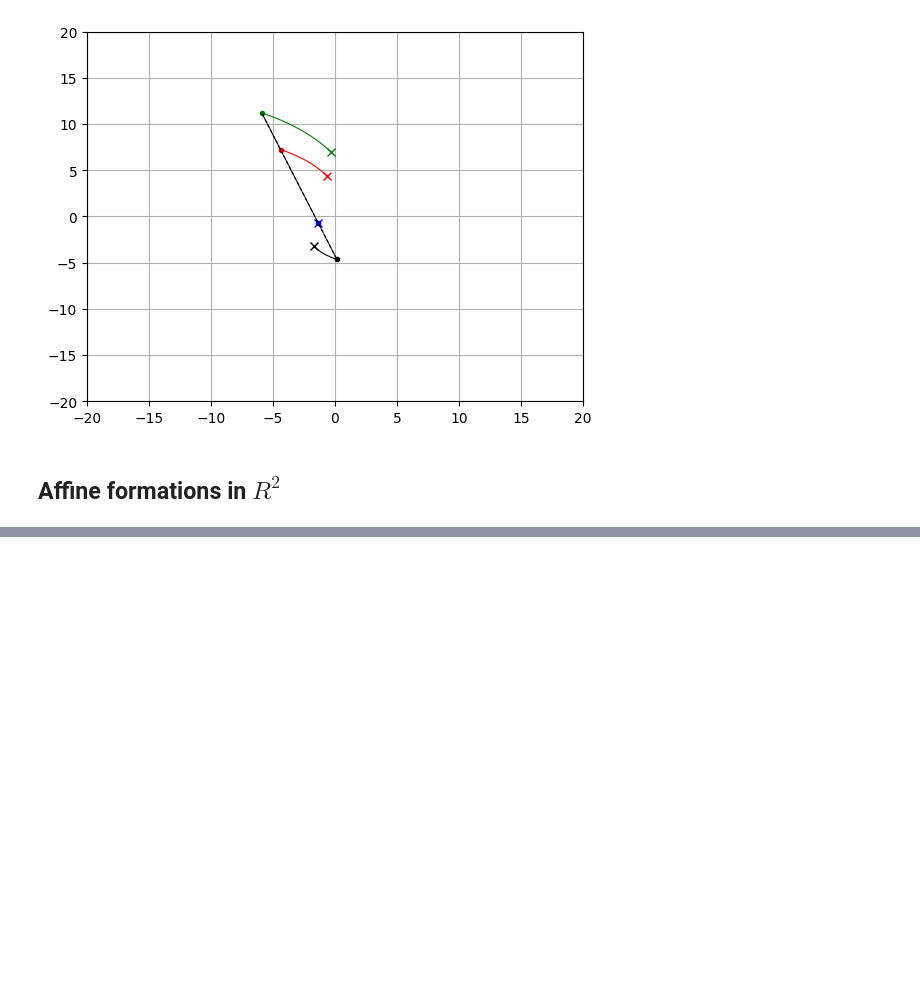
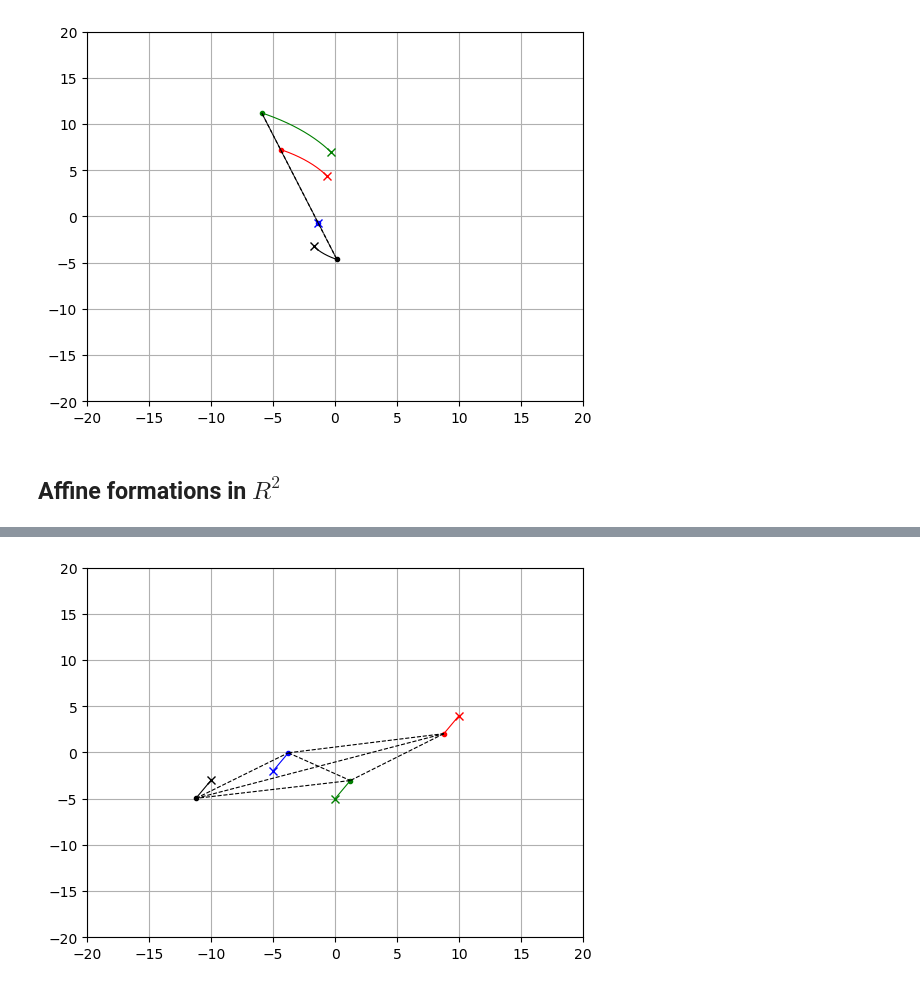
Before and after one commit to Swarm-Systems-Lab/affine-formation-control, a Jupyter notebook: formation_contol.ipynb, the cells around one changed output, grey strips where cells are left out. Cells and saved outputs as stored; diff of their text form; code cells hidden in the pictures; blank space fills up the shorter version.

Commit message:
Implementing affine simulations

```diff
--- a/formation_contol.ipynb
+++ b/formation_contol.ipynb
@@ -148,9 +148,9 @@ n = 4
 #Z = ((1,2), (2,3), (3,4), (4,1))
 Z = ((1,2), (1,3), (2,3), (2,4), (3,4), (4,1))
 p_star = [[-1,-1], [1,-1], [1,1], [-1,1]] # square
-p0 = [[-10,-1], [4,-2], [0,4], [-0.5,0.5]]
+p0 = [[-10,-3], [-5,-2], [10,4], [0,-5]]
 tf = 4
-h = 0.1
+h = 1
 K = np.eye(n)
 
 ## Generate the simulation frame #####
@@ -187 +187,3 @@ L@A@p^*         =  [ 0.   0.5 -0.  -0.5  0.   0.5  0.  -0.5]
 [figure]
+# %%
+sim_fr.set_velocity(0, 0, 0, 0, 0, 1)
@@ -187,0 +208,8 @@ L@A@p^*         =  [ 0.   0.5 -0.  -0.5  0.   0.5  0.  -0.5]
+# %%
+## Launch the simulation and plot #####
+#sim_fr.set_velocity(0, 0, 0, 1)
+
+sim_fr.numerical_simulation()
+sim_fr.plot()
+# %% [output]
+[figure, added]
```
Also changed, not shown: parts of 4 cells of this notebook, 4 other files.
